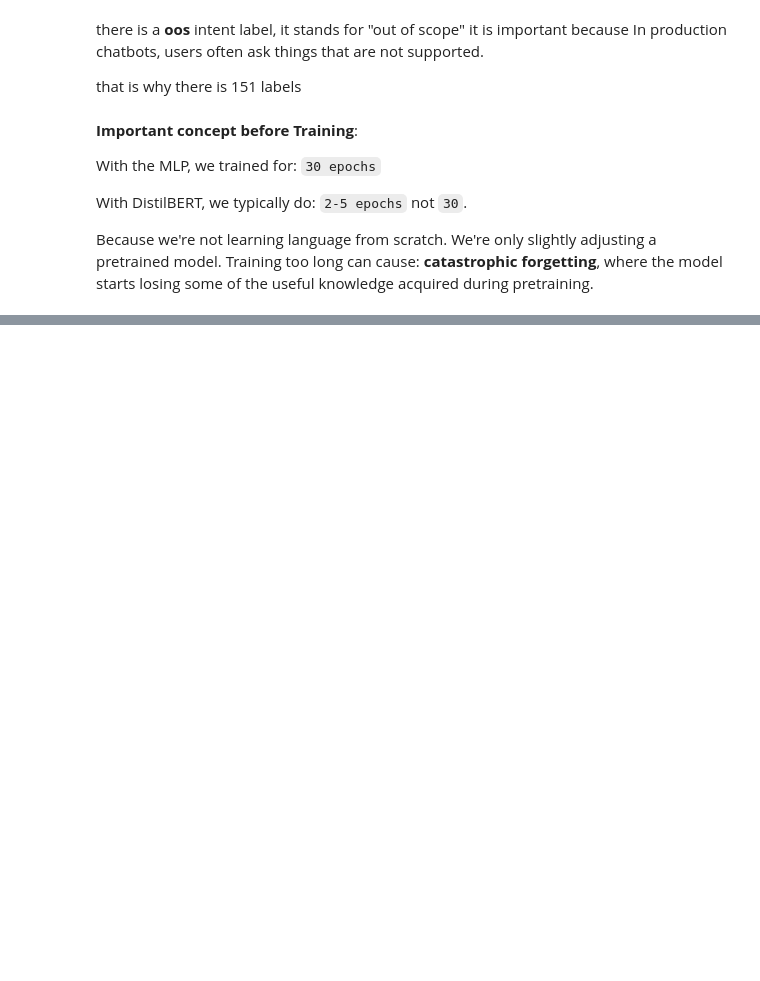
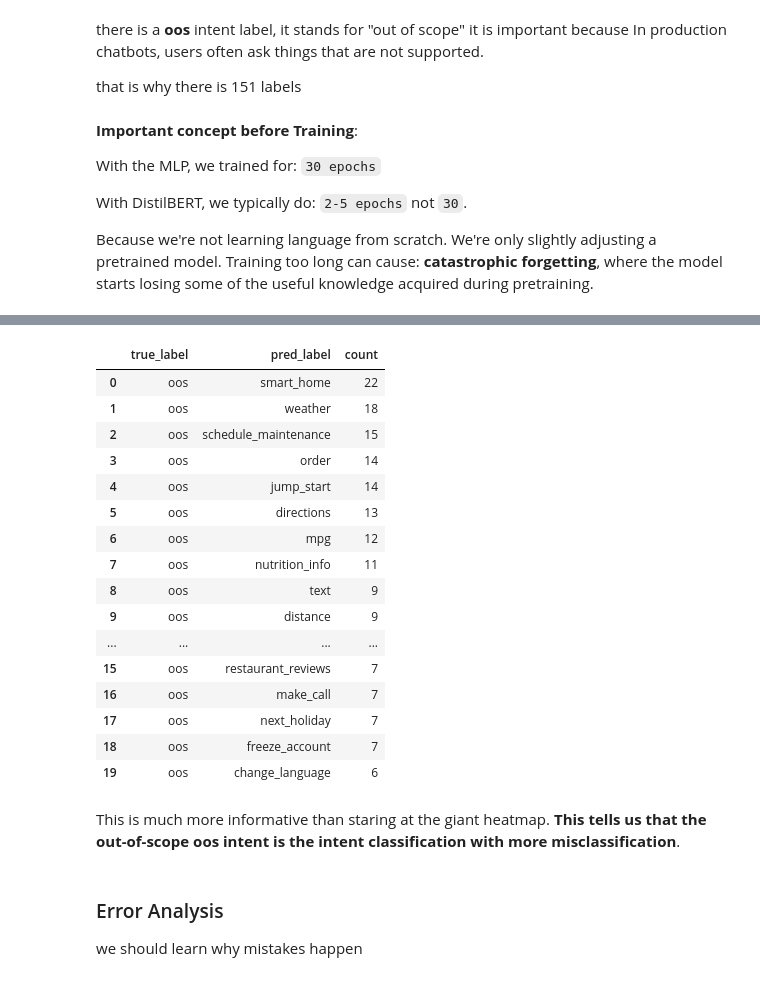
Before and after one commit to L3m1K0uad10/Intent-Classification-Chatbot, a Jupyter notebook: Intent_Classification_Chatbot.ipynb, the cells around one changed output, grey strips where cells are left out. Cells and saved outputs as stored; diff of their text form; code cells hidden in the pictures; blank space fills up the shorter version.

```diff
--- a/Intent_Classification_Chatbot.ipynb
+++ b/Intent_Classification_Chatbot.ipynb
@@ -2094,0 +2297,42 @@ Epoch 3/3 | Loss: 0.1679 | Val Acc: 94.23%
+# %%
+# converting IDs to Labels
+
+top_confusions["true_label"] = (
+    top_confusions["true"]
+    .apply(lambda x: label_names[x])
+)
+
+top_confusions["pred_label"] = (
+    top_confusions["pred"]
+    .apply(lambda x: label_names[x])
+)
+
+top_confusions[
+    ["true_label",
+     "pred_label",
+     "count"]
+]
+# %% [output]
+|  | true_label | pred_label | count |
+| 0 | oos | smart_home | 22 |
+| 1 | oos | weather | 18 |
+| 2 | oos | schedule_maintenance | 15 |
+| 3 | oos | order | 14 |
+| 4 | oos | jump_start | 14 |
+| 5 | oos | directions | 13 |
+| 6 | oos | mpg | 12 |
+| 7 | oos | nutrition_info | 11 |
+| 8 | oos | text | 9 |
+| 9 | oos | distance | 9 |
+| ... | ... | ... | ... |
+| 15 | oos | restaurant_reviews | 7 |
+| 16 | oos | make_call | 7 |
+| 17 | oos | next_holiday | 7 |
+| 18 | oos | freeze_account | 7 |
+| 19 | oos | change_language | 6 |
+# %% [markdown]
+This is much more informative than staring at the giant heatmap. **This tells us that the out-of-scope oos intent is the intent classification with more misclassification**.
+# %% [markdown]
+### Error Analysis
+
+we should learn why mistakes happen
```
Also changed, not shown: parts of 39 cells of this notebook, 1 other file.
